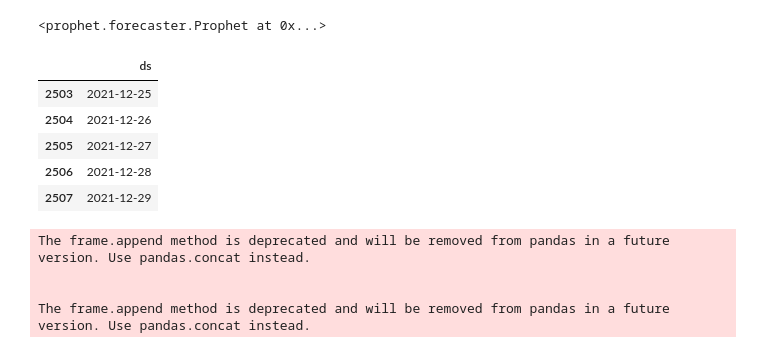
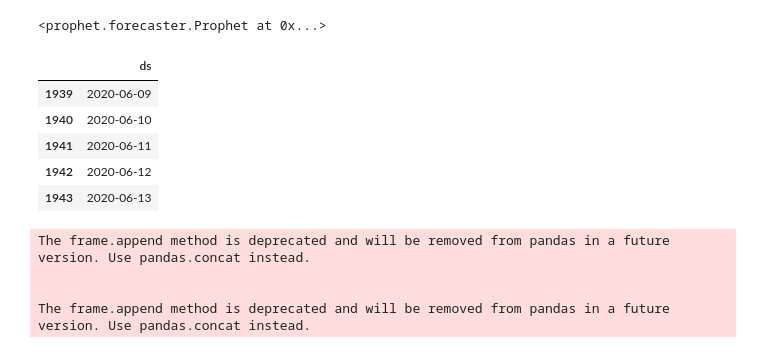
Before and after one commit to ZedRover/forecasting-project, a Jupyter notebook: notebook/prophet/prophet_daily.ipynb, the cells around one changed output. Drawn from its saved outputs; the diff is of its cells as text; code cells hidden in the pictures.

```diff
--- a/notebook/prophet/prophet_daily.ipynb
+++ b/notebook/prophet/prophet_daily.ipynb
@@ -40,15 +40,15 @@ Optimization terminated normally:
 The frame.append method is deprecated and will be removed from pandas in a future version. Use pandas.concat instead.
 <prophet.forecaster.Prophet at 0x...>
 # %%
-future = m.make_future_dataframe(periods=len(y_val))
+future = m.make_future_dataframe(periods=5)
 future.tail()
 # %% [output]
 |  | ds |
-| 2503 | 2021-12-25 |
-| 2504 | 2021-12-26 |
-| 2505 | 2021-12-27 |
-| 2506 | 2021-12-28 |
-| 2507 | 2021-12-29 |
+| 1939 | 2020-06-09 |
+| 1940 | 2020-06-10 |
+| 1941 | 2020-06-11 |
+| 1942 | 2020-06-12 |
+| 1943 | 2020-06-13 |
 # %%
 forecast = m.predict(future)
 forecast[['ds', 'yhat', 'yhat_lower', 'yhat_upper']].tail()
```
Also changed, not shown: parts of 1 cell of this notebook, 10 other files.
